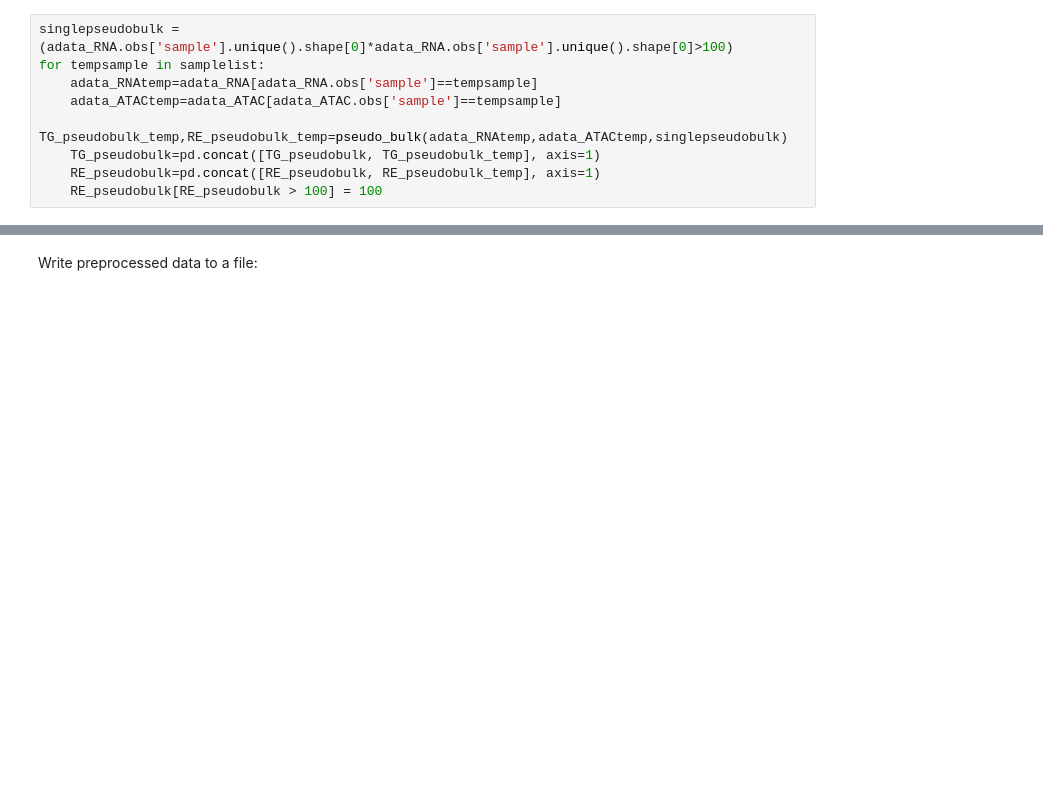
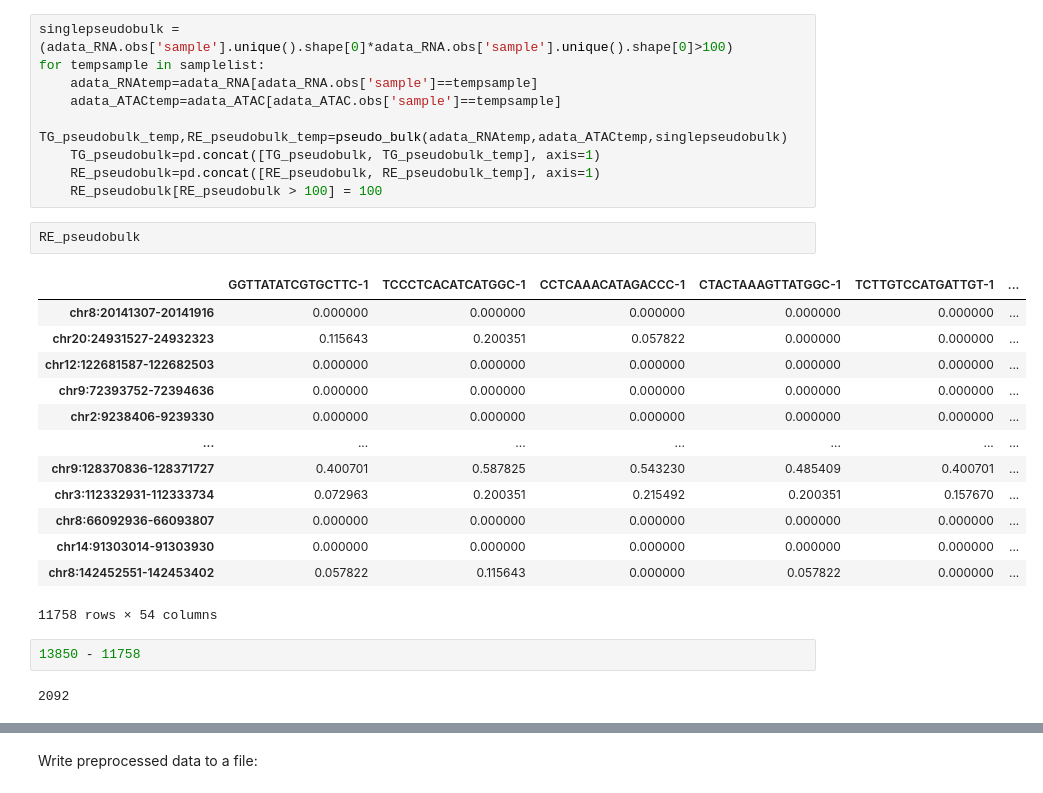
Before and after one commit to szysztof17/thesis, a Jupyter notebook: src/jupyter/LINGER-Copy1.ipynb, the cells around one changed output, grey strips where cells are left out. Drawn from its saved outputs; the diff is of its cells as text; blank space fills up the shorter version.

```diff
--- a/src/jupyter/LINGER-Copy1.ipynb
+++ b/src/jupyter/LINGER-Copy1.ipynb
@@ -98,3 +194,23 @@ for tempsample in samplelist:
     TG_pseudobulk=pd.concat([TG_pseudobulk, TG_pseudobulk_temp], axis=1)
     RE_pseudobulk=pd.concat([RE_pseudobulk, RE_pseudobulk_temp], axis=1)
     RE_pseudobulk[RE_pseudobulk > 100] = 100
+# %%
+RE_pseudobulk
+# %% [output]
+|  | GGTTATATCGTGCTTC-1 | TCCCTCACATCATGGC-1 | CCTCAAACATAGACCC-1 | CTACTAAAGTTATGGC-1 | TCTTGTCCATGATTGT-1 | ... |
+| chr8:20141307-20141916 | 0.000000 | 0.000000 | 0.000000 | 0.000000 | 0.000000 | ... |
+| chr20:24931527-24932323 | 0.115643 | 0.200351 | 0.057822 | 0.000000 | 0.000000 | ... |
+| chr12:122681587-122682503 | 0.000000 | 0.000000 | 0.000000 | 0.000000 | 0.000000 | ... |
+| chr9:72393752-72394636 | 0.000000 | 0.000000 | 0.000000 | 0.000000 | 0.000000 | ... |
+| chr2:9238406-9239330 | 0.000000 | 0.000000 | 0.000000 | 0.000000 | 0.000000 | ... |
+| ... | ... | ... | ... | ... | ... | ... |
+| chr9:128370836-128371727 | 0.400701 | 0.587825 | 0.543230 | 0.485409 | 0.400701 | ... |
+| chr3:112332931-112333734 | 0.072963 | 0.200351 | 0.215492 | 0.200351 | 0.157670 | ... |
+| chr8:66092936-66093807 | 0.000000 | 0.000000 | 0.000000 | 0.000000 | 0.000000 | ... |
+| chr14:91303014-91303930 | 0.000000 | 0.000000 | 0.000000 | 0.000000 | 0.000000 | ... |
+| chr8:142452551-142453402 | 0.057822 | 0.115643 | 0.000000 | 0.057822 | 0.000000 | ... |
+11758 rows × 54 columns
+# %%
+13850 - 11758
+# %% [output]
+2092
```
Also changed, not shown: parts of 38 cells of this notebook, 7 other files.
